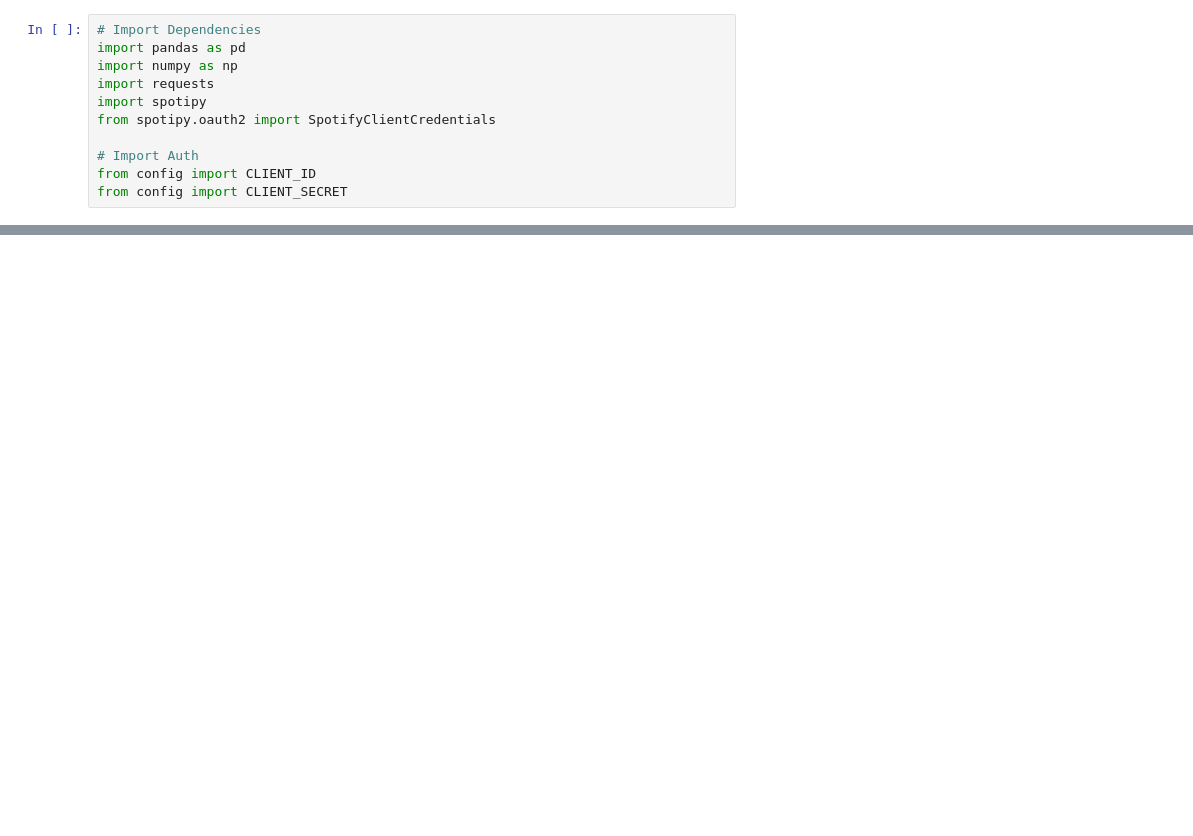
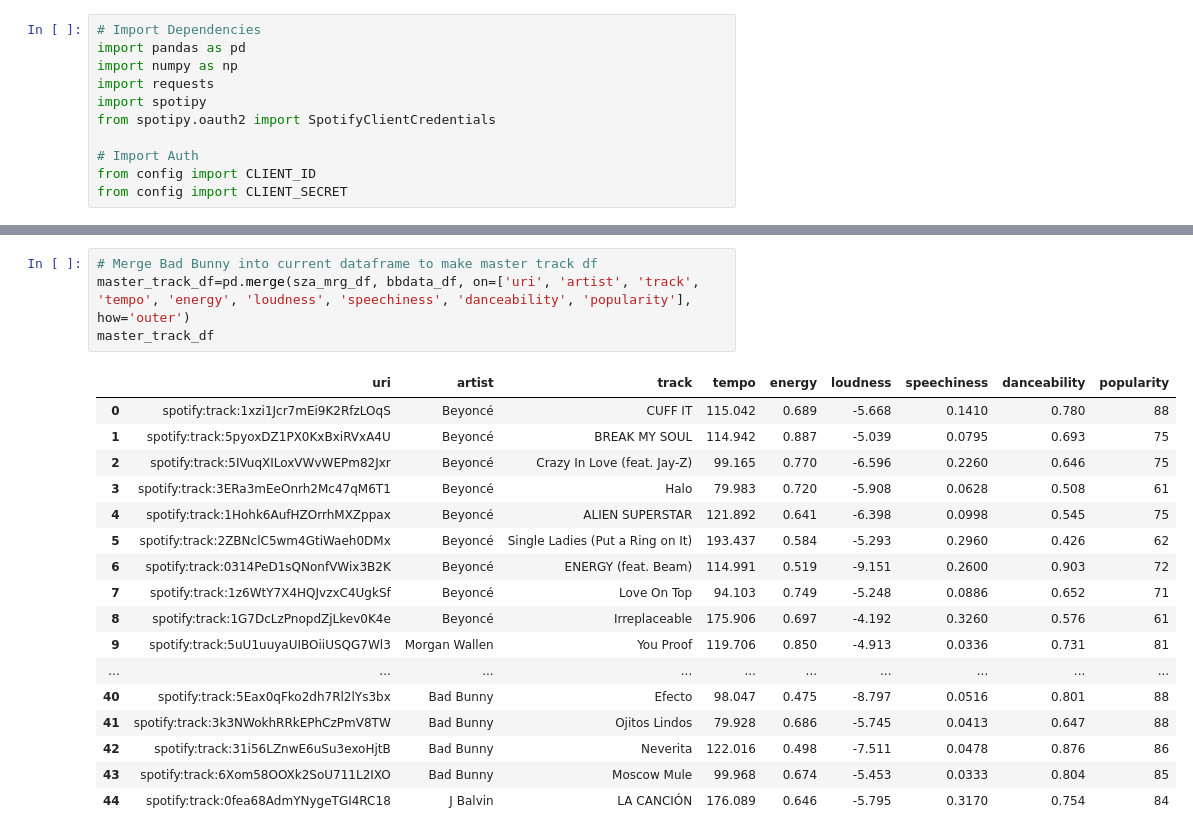
Before and after one commit to JLeigh101/Spotlight-on-Spotify, a Jupyter notebook: spotanalysis.ipynb, the cells around one changed output, grey strips where cells are left out. Cells and saved outputs as stored; diff of their text form; blank space fills up the shorter version.

```diff
--- a/spotanalysis.ipynb
+++ b/spotanalysis.ipynb
@@ -276,0 +521,22 @@ morgandata_df
+# %%
+# Merge Bad Bunny into current dataframe to make master track df
+master_track_df=pd.merge(sza_mrg_df, bbdata_df, on=['uri', 'artist', 'track', 'tempo', 'energy', 'loudness', 'speechiness', 'danceability', 'popularity'], how='outer')
+master_track_df
+# %% [output]
+|  | uri | artist | track | tempo | energy | loudness | speechiness | danceability | popularity |
+| 0 | spotify:track:1xzi1Jcr7mEi9K2RfzLOqS | Beyoncé | CUFF IT | 115.042 | 0.689 | -5.668 | 0.1410 | 0.780 | 88 |
+| 1 | spotify:track:5pyoxDZ1PX0KxBxiRVxA4U | Beyoncé | BREAK MY SOUL | 114.942 | 0.887 | -5.039 | 0.0795 | 0.693 | 75 |
+| 2 | spotify:track:5IVuqXILoxVWvWEPm82Jxr | Beyoncé | Crazy In Love (feat. Jay-Z) | 99.165 | 0.770 | -6.596 | 0.2260 | 0.646 | 75 |
+| 3 | spotify:track:3ERa3mEeOnrh2Mc47qM6T1 | Beyoncé | Halo | 79.983 | 0.720 | -5.908 | 0.0628 | 0.508 | 61 |
+| 4 | spotify:track:1Hohk6AufHZOrrhMXZppax | Beyoncé | ALIEN SUPERSTAR | 121.892 | 0.641 | -6.398 | 0.0998 | 0.545 | 75 |
+| 5 | spotify:track:2ZBNclC5wm4GtiWaeh0DMx | Beyoncé | Single Ladies (Put a Ring on It) | 193.437 | 0.584 | -5.293 | 0.2960 | 0.426 | 62 |
+| 6 | spotify:track:0314PeD1sQNonfVWix3B2K | Beyoncé | ENERGY (feat. Beam) | 114.991 | 0.519 | -9.151 | 0.2600 | 0.903 | 72 |
+| 7 | spotify:track:1z6WtY7X4HQJvzxC4UgkSf | Beyoncé | Love On Top | 94.103 | 0.749 | -5.248 | 0.0886 | 0.652 | 71 |
+| 8 | spotify:track:1G7DcLzPnopdZjLkev0K4e | Beyoncé | Irreplaceable | 175.906 | 0.697 | -4.192 | 0.3260 | 0.576 | 61 |
+| 9 | spotify:track:5uU1uuyaUIBOiiUSQG7Wl3 | Morgan Wallen | You Proof | 119.706 | 0.850 | -4.913 | 0.0336 | 0.731 | 81 |
+| ... | ... | ... | ... | ... | ... | ... | ... | ... | ... |
+| 40 | spotify:track:5Eax0qFko2dh7Rl2lYs3bx | Bad Bunny | Efecto | 98.047 | 0.475 | -8.797 | 0.0516 | 0.801 | 88 |
+| 41 | spotify:track:3k3NWokhRRkEPhCzPmV8TW | Bad Bunny | Ojitos Lindos | 79.928 | 0.686 | -5.745 | 0.0413 | 0.647 | 88 |
+| 42 | spotify:track:31i56LZnwE6uSu3exoHjtB | Bad Bunny | Neverita | 122.016 | 0.498 | -7.511 | 0.0478 | 0.876 | 86 |
+| 43 | spotify:track:6Xom58OOXk2SoU711L2IXO | Bad Bunny | Moscow Mule | 99.968 | 0.674 | -5.453 | 0.0333 | 0.804 | 85 |
+| 44 | spotify:track:0fea68AdmYNygeTGI4RC18 | J Balvin | LA CANCIÓN | 176.089 | 0.646 | -5.795 | 0.3170 | 0.754 | 84 |
```
Also changed, not shown: parts of 20 cells of this notebook.
